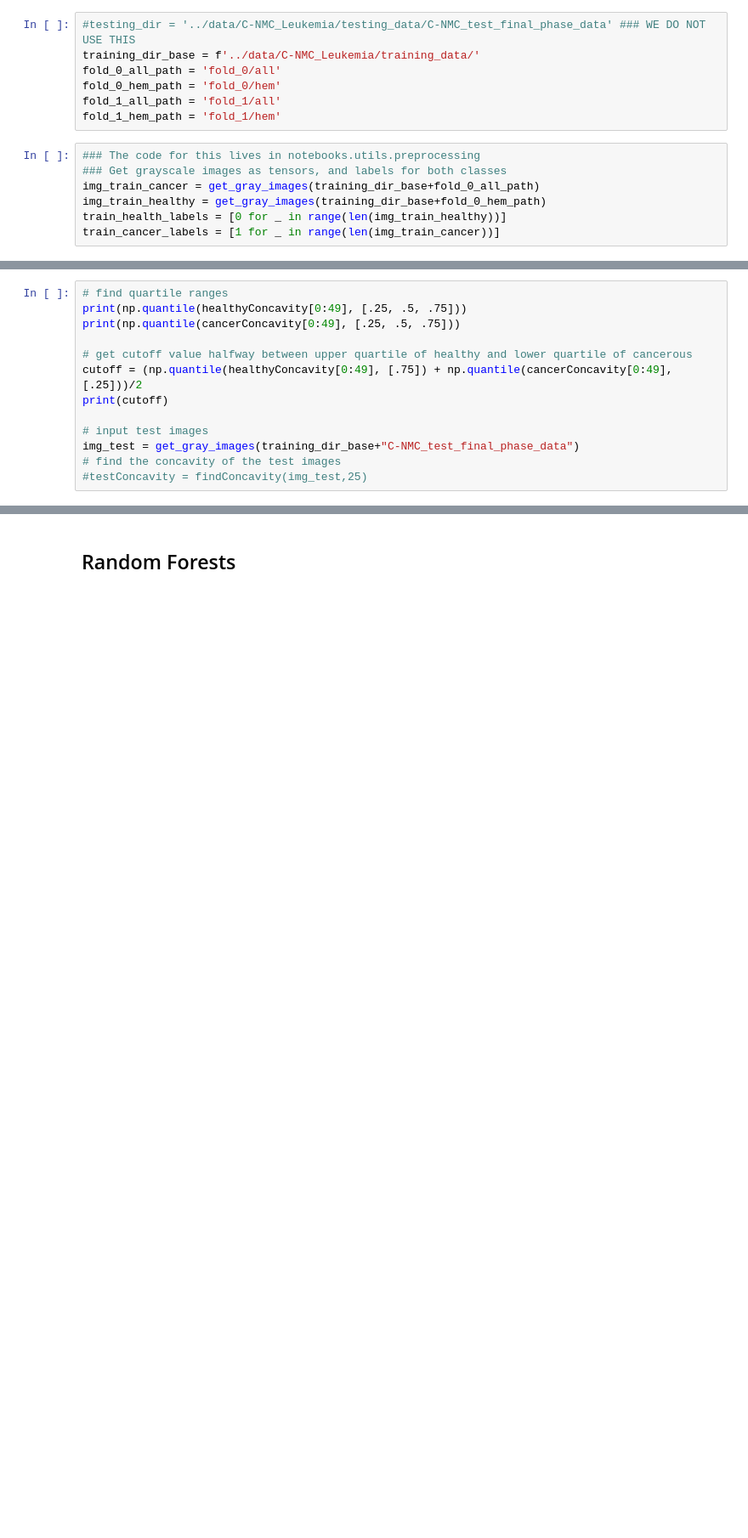
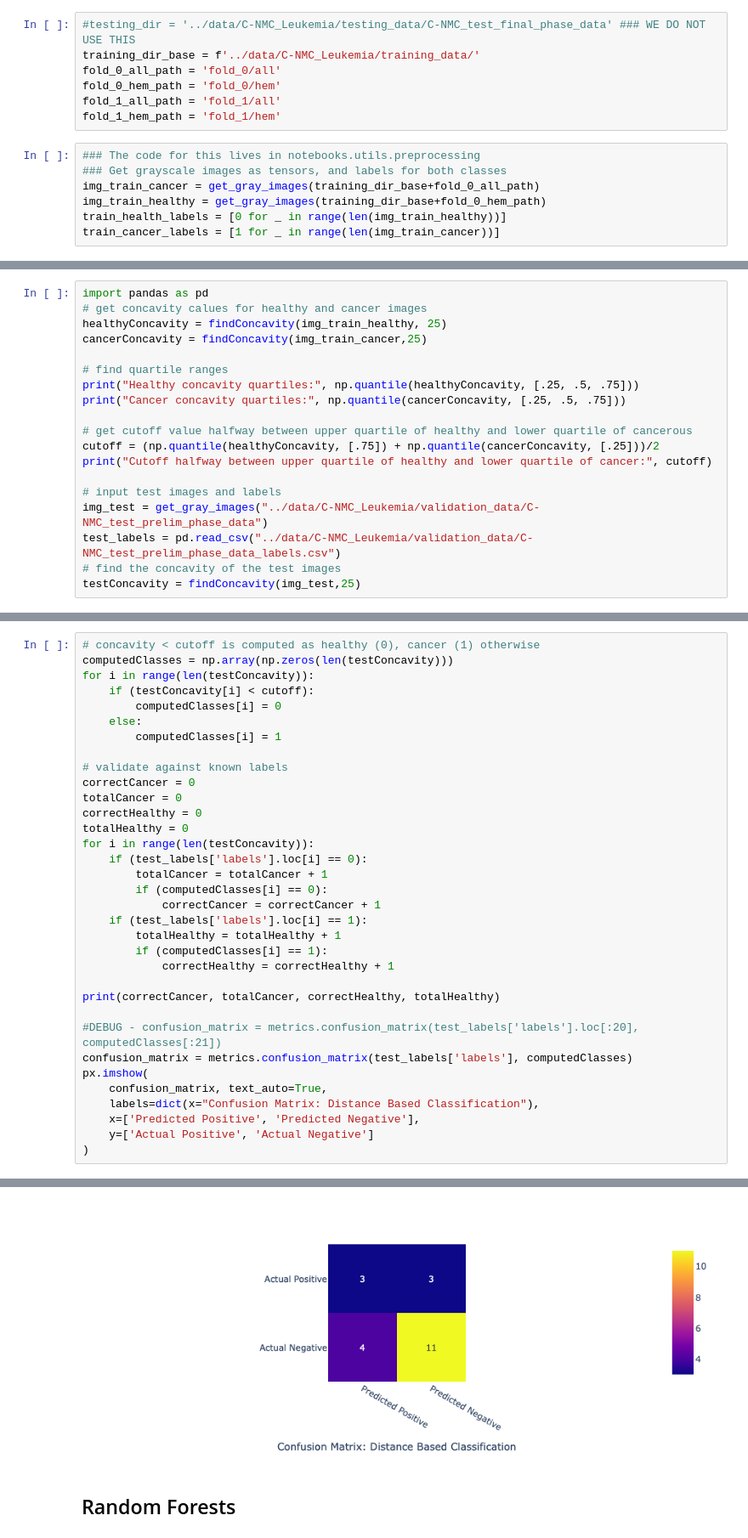
Before and after one commit to CjMoor3/Data-Mining-Final-, a Jupyter notebook: notebooks/main.ipynb, the cells around one changed output, grey strips where cells are left out. Shown: that part at 85% size. Cells and saved outputs as stored; diff of their text form; blank space fills up the shorter version.

```diff
--- a/notebooks/main.ipynb
+++ b/notebooks/main.ipynb
@@ -81,13 +78,19 @@ cancerConcavity = findConcavity(img_train_cancer,25)
 # %%
+import pandas as pd
+# get concavity calues for healthy and cancer images
+healthyConcavity = findConcavity(img_train_healthy, 25)
+cancerConcavity = findConcavity(img_train_cancer,25)
+
 # find quartile ranges
-print(np.quantile(healthyConcavity[0:49], [.25, .5, .75]))
-print(np.quantile(cancerConcavity[0:49], [.25, .5, .75]))
+print("Healthy concavity quartiles:", np.quantile(healthyConcavity, [.25, .5, .75]))
+print("Cancer concavity quartiles:", np.quantile(cancerConcavity, [.25, .5, .75]))
 
 # get cutoff value halfway between upper quartile of healthy and lower quartile of cancerous
-cutoff = (np.quantile(healthyConcavity[0:49], [.75]) + np.quantile(cancerConcavity[0:49], [.25]))/2
-print(cutoff)
+cutoff = (np.quantile(healthyConcavity, [.75]) + np.quantile(cancerConcavity, [.25]))/2
+print("Cutoff halfway between upper quartile of healthy and lower quartile of cancer:", cutoff)
 
-# input test images
-img_test = get_gray_images(training_dir_base+"C-NMC_test_final_phase_data")
+# input test images and labels
+img_test = get_gray_images("../data/C-NMC_Leukemia/validation_data/C-NMC_test_prelim_phase_data")
+test_labels = pd.read_csv("../data/C-NMC_Leukemia/validation_data/C-NMC_test_prelim_phase_data_labels.csv")
 # find the concavity of the test images
-#testConcavity = findConcavity(img_test,25)
+testConcavity = findConcavity(img_test,25)
@@ -97,0 +97,35 @@ img_test = get_gray_images(training_dir_base+"C-NMC_test_final_phase_data")
+# %%
+# concavity < cutoff is computed as healthy (0), cancer (1) otherwise
+computedClasses = np.array(np.zeros(len(testConcavity)))
+for i in range(len(testConcavity)):
+    if (testConcavity[i] < cutoff):
+        computedClasses[i] = 0
+    else:
+        computedClasses[i] = 1
+
+# validate against known labels
+correctCancer = 0
+totalCancer = 0
+correctHealthy = 0
+totalHealthy = 0
+for i in range(len(testConcavity)):
+    if (test_labels['labels'].loc[i] == 0):
+        totalCancer = totalCancer + 1
+        if (computedClasses[i] == 0):
+            correctCancer = correctCancer + 1
+    if (test_labels['labels'].loc[i] == 1):
+        totalHealthy = totalHealthy + 1
+        if (computedClasses[i] == 1):
+            correctHealthy = correctHealthy + 1
+
+print(correctCancer, totalCancer, correctHealthy, totalHealthy)
+
+#DEBUG - confusion_matrix = metrics.confusion_matrix(test_labels['labels'].loc[:20], computedClasses[:21])
+confusion_matrix = metrics.confusion_matrix(test_labels['labels'], computedClasses)
+px.imshow(
+    confusion_matrix, text_auto=True,
+    labels=dict(x="Confusion Matrix: Distance Based Classification"),
+    x=['Predicted Positive', 'Predicted Negative'],
+    y=['Actual Positive', 'Actual Negative']
+)
+# %% [output]
@@ -98,3 +134,4 @@ img_test = get_gray_images(training_dir_base+"C-NMC_test_final_phase_data")
+[figure, added]
 # %% [markdown]
 ## Random Forests
 # %%
```
Also changed, not shown: parts of 5 cells of this notebook.
